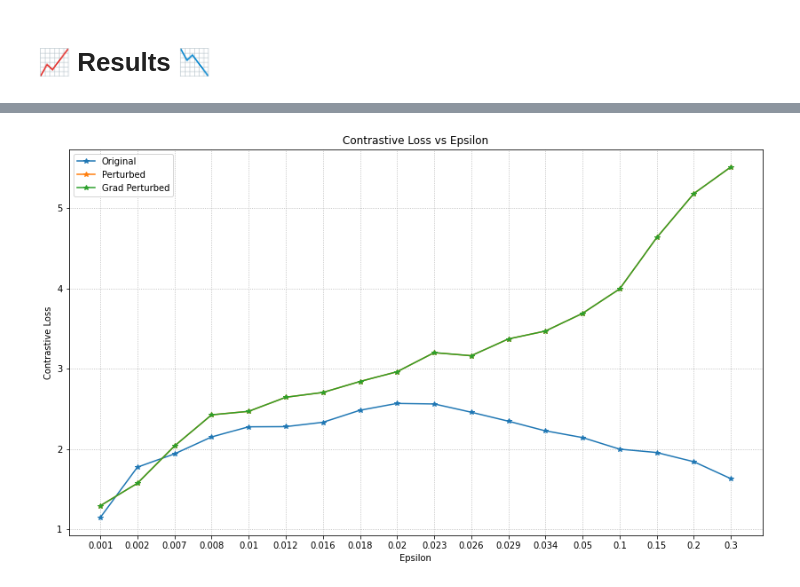
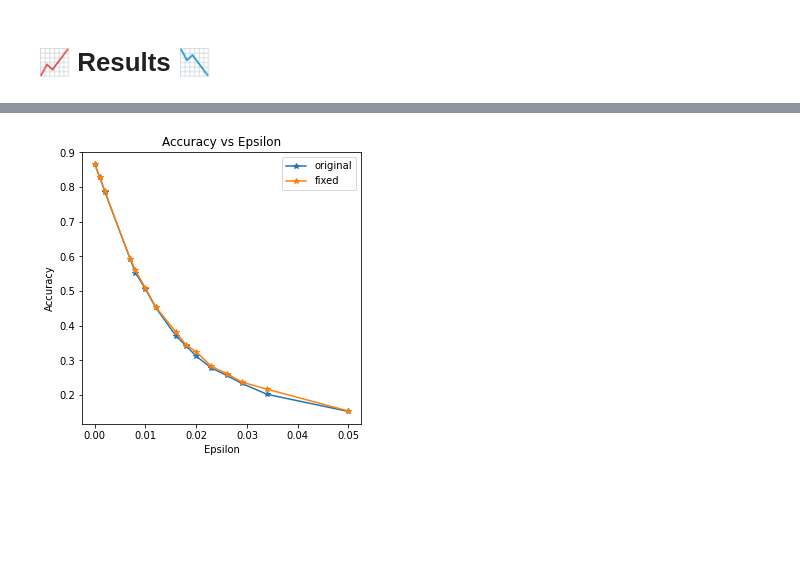
Before and after one commit to shatz01/more_better, a Jupyter notebook: fgsm_reverse.ipynb, the cells around one changed output, grey strips where cells are left out. Drawn from its saved outputs; the diff is of its cells as text; code cells hidden in the pictures; blank space fills up the shorter version.

Commit message:
reverse working

```diff
--- a/fgsm_reverse.ipynb
+++ b/fgsm_reverse.ipynb
@@ -202,5 +125,4 @@ for p in moco.parameters():
 # Experiment
 # %%
 seed = 1
-max_epochs = 15
-batch_limit = 500
+batch_limit = 1500
@@ -222,9 +131,9 @@ epsilons = [0, 0.001, 0.002, 0.003, 0.004, 0.005, 0.006, 0.007, 0.008, 0.009,
             0.01, 0.012, 0.014, 0.016, 0.018, 0.02, 0.023, 0.026, 0.029, 0.034,
             .05, .1, .15, .2, 0.3]
 
-epsilons = [0.001, 0.002, 0.007, 0.008,
+epsilons = [0, 0.001, 0.002, 0.007, 0.008,
             0.01, 0.012, 0.016, 0.018, 0.02, 0.023, 0.026, 0.029, 0.034,
-            .05, .1, .15, .2, 0.3]
+            .05] # , .1, .15, .2, 0.3]
 # %%
 # FGSM attack code
 def fgsm_attack(image, epsilon, data_grad):
@@ -236,6 +145,12 @@ def fgsm_attack(image, epsilon, data_grad):
     perturbed_image = torch.clamp(perturbed_image, 0, 1)
     # Return the perturbed image
     return perturbed_image
+# %%
+def reverse_fgsm_attack(image, epsilon, data_grad):
+    sign_data_grad = data_grad.sign()
+    fixed_image = image - epsilon*sign_data_grad
+    fixed_image = torch.clamp(fixed_image, 0, 1)
+    return fixed_image
 # %%
 def test2( classifier, defender, test_loader, epsilon, batch_limit=100):
 
@@ -348,16 +278,19 @@ def test2( classifier, defender, test_loader, epsilon, batch_limit=100):
 # %%
 accuracies = []
+fixed_accuracies = []
 examples = []
 og_contrastive_losses = []
-perturbed_contrastive_losses = []
+# perturbed_contrastive_losses = []
 grad_perturbed_contrastive_losses = []
 
 # Run test for each epsilon
 for eps in tqdm(epsilons):
-    acc, ex, og_contrastive_loss, perturbed_contrastive_loss, grad_perturbed_contrastive_loss = test2(model, moco, val_dataloader, eps, batch_limit=batch_limit)
+    acc, fixed_acc, ex, og_contrastive_loss, grad_perturbed_contrastive_loss =\
+    test2(model, moco, val_dataloader, eps, batch_limit=batch_limit)
     accuracies.append(acc)
     examples.append(ex)
     og_contrastive_losses.append(og_contrastive_loss)
-    perturbed_contrastive_losses.append(perturbed_contrastive_loss)
+    # perturbed_contrastive_losses.append(perturbed_contrastive_loss)
     grad_perturbed_contrastive_losses.append(grad_perturbed_contrastive_loss)
+    fixed_accuracies.append(fixed_acc)
 # %% [output]
@@ -386,17 +345,13 @@ plt.show()
 # %%
-# equally distanced plots
-plt.figure(figsize=(14,8))
-
-plt.plot(range(len(epsilons)), og_contrastive_losses, "*-", label='Original')
-plt.plot(range(len(epsilons)), perturbed_contrastive_losses, "*-", label='Perturbed')
-plt.plot(range(len(epsilons)), grad_perturbed_contrastive_losses, "*-", label='Grad Perturbed')
-
-plt.xticks(range(len(epsilons)), epsilons)
-plt.title("Contrastive Loss vs Epsilon")
+plt.figure(figsize=(5,5))
+plt.plot(epsilons, accuracies, "*-", label="original")
+plt.plot(epsilons, fixed_accuracies, "*-", label="fixed")
+# plt.yticks(np.arange(0, 1.1, step=0.1))
+# plt.xticks(np.arange(0, .35, step=0.05))
+plt.title("Accuracy vs Epsilon")
 plt.xlabel("Epsilon")
-plt.ylabel("Contrastive Loss")
+plt.ylabel("Accuracy")
 plt.legend()
-plt.grid(linestyle=':')
 plt.show()
 # %% [output]
-[figure, old version]
+[figure, new version]
```
Also changed, not shown: parts of 22 cells of this notebook, 2 other files.
